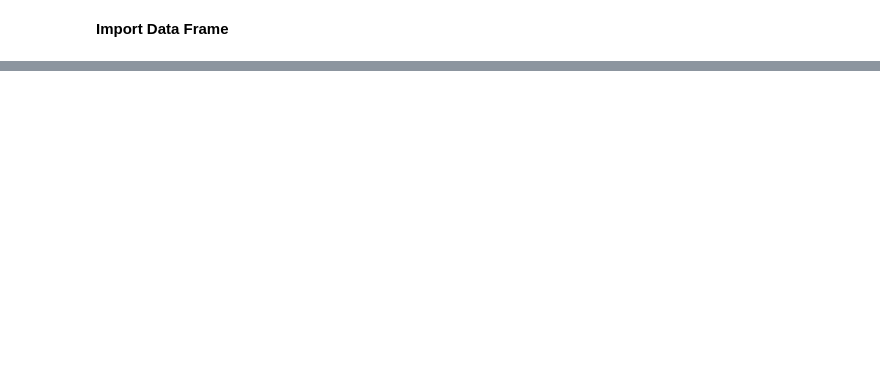
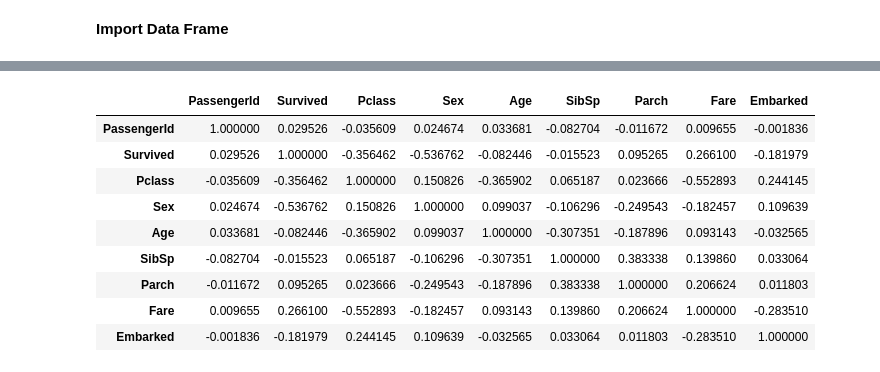
Before and after one commit to IsuruKasun/Predicting-which-passengers-survived-the-Titanic-shipwreck, a Jupyter notebook: Predicting_which_passengers_survived_the_Titanic_shipwreck.ipynb, the cells around one changed output, grey strips where cells are left out. Drawn from its saved outputs; the diff is of its cells as text; code cells hidden in the pictures; blank space fills up the shorter version.

```diff
--- a/Predicting_which_passengers_survived_the_Titanic_shipwreck.ipynb
+++ b/Predicting_which_passengers_survived_the_Titanic_shipwreck.ipynb
@@ -26,0 +81,5 @@ train.head()
+# %%
+# there are Nan values in Age
+# drop Nan values fron Age
+train = train.dropna(subset=['Age'])
+test = test.dropna(subset=['Age'])
@@ -26,0 +90,5 @@ train.head()
+# %%
+# ticket = Ticket number
+# drop Ticket number form train and test data sets
+train = train.drop('Ticket', axis=1)
+test = test.drop('Ticket', axis=1)
@@ -26,0 +97,13 @@ train.head()
+# %%
+# cabin = Cabin number
+# drop Cabin number form train and test data sets
+train = train.drop('Cabin', axis=1)
+test = test.drop('Cabin', axis=1)
+# %%
+# embarked = Port of Embarkation   (C = Cherbourg = 1, Q = Queenstown = 2 , S = Southampton = 3)
+train['Embarked'] = train['Embarked'].replace({'C': 1, 'Q': 2, 'S':3})
+test['Embarked'] = test['Embarked'].replace({'C': 1, 'Q': 2, 'S': 3})
+
+# drop Nan values fron Age
+train = train.dropna(subset=['Embarked'])
+test = test.dropna(subset=['Embarked'])
@@ -26,0 +119,13 @@ train.head()
+# %%
+train.corr()
+# %% [output]
+|  | PassengerId | Survived | Pclass | Sex | Age | SibSp | Parch | Fare | Embarked |
+| PassengerId | 1.000000 | 0.029526 | -0.035609 | 0.024674 | 0.033681 | -0.082704 | -0.011672 | 0.009655 | -0.001836 |
+| Survived | 0.029526 | 1.000000 | -0.356462 | -0.536762 | -0.082446 | -0.015523 | 0.095265 | 0.266100 | -0.181979 |
+| Pclass | -0.035609 | -0.356462 | 1.000000 | 0.150826 | -0.365902 | 0.065187 | 0.023666 | -0.552893 | 0.244145 |
+| Sex | 0.024674 | -0.536762 | 0.150826 | 1.000000 | 0.099037 | -0.106296 | -0.249543 | -0.182457 | 0.109639 |
+| Age | 0.033681 | -0.082446 | -0.365902 | 0.099037 | 1.000000 | -0.307351 | -0.187896 | 0.093143 | -0.032565 |
+| SibSp | -0.082704 | -0.015523 | 0.065187 | -0.106296 | -0.307351 | 1.000000 | 0.383338 | 0.139860 | 0.033064 |
+| Parch | -0.011672 | 0.095265 | 0.023666 | -0.249543 | -0.187896 | 0.383338 | 1.000000 | 0.206624 | 0.011803 |
+| Fare | 0.009655 | 0.266100 | -0.552893 | -0.182457 | 0.093143 | 0.139860 | 0.206624 | 1.000000 | -0.283510 |
+| Embarked | -0.001836 | -0.181979 | 0.244145 | 0.109639 | -0.032565 | 0.033064 | 0.011803 | -0.283510 | 1.000000 |
```
Also changed, not shown: parts of 53 cells of this notebook.
